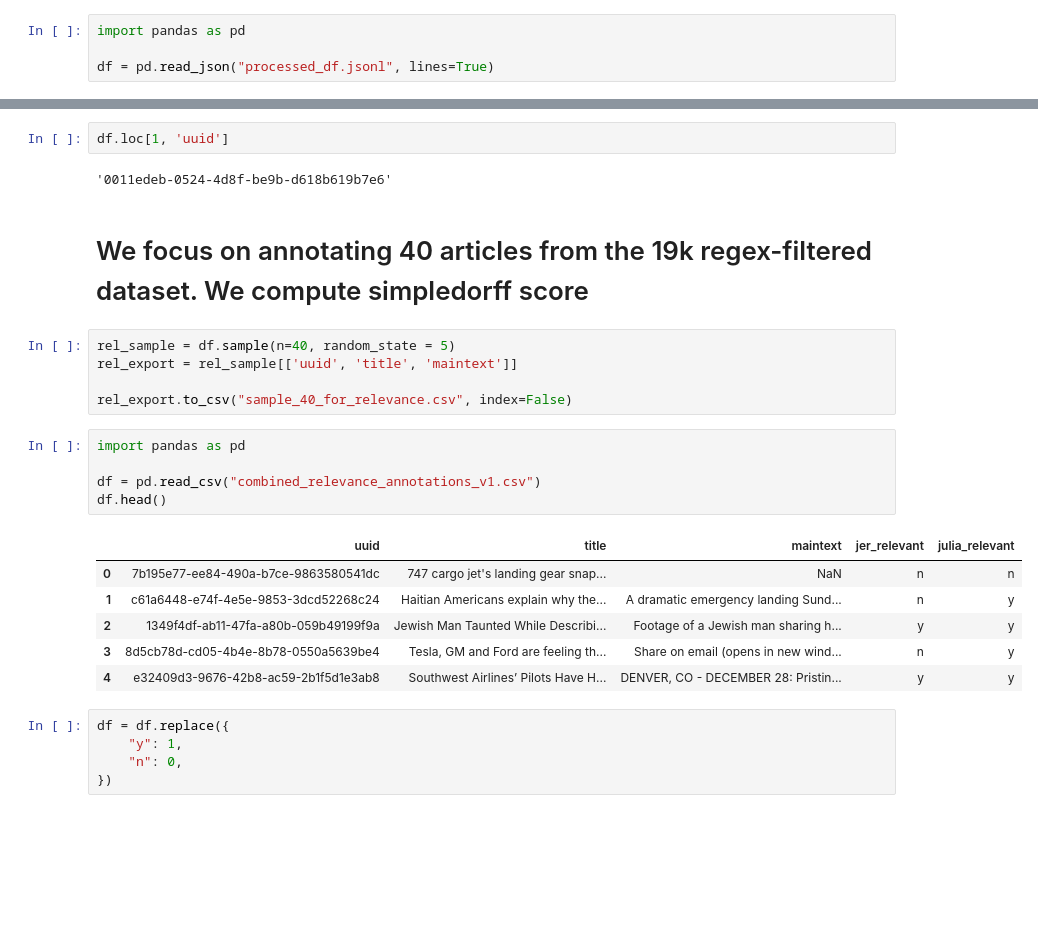
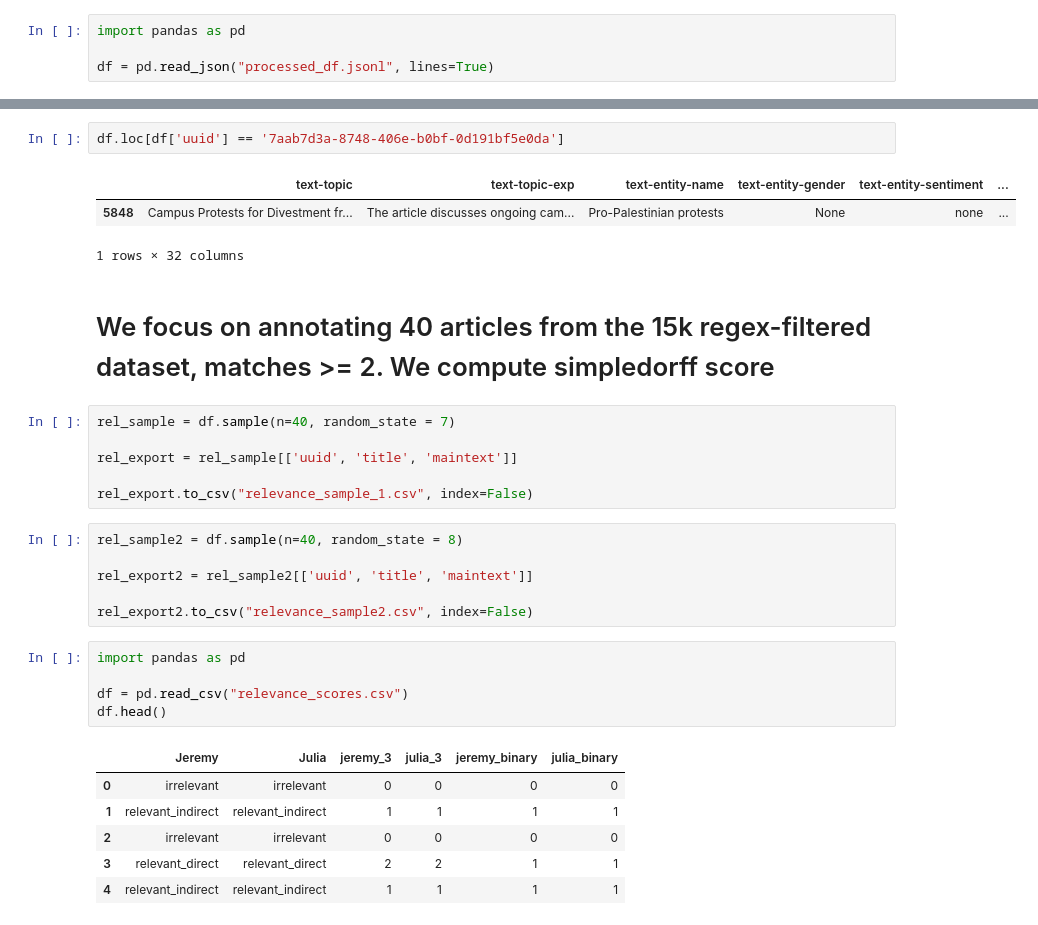
Before and after one commit to jjzhao12/protests_chai, a Jupyter notebook: annotations.ipynb, the cells around one changed output, grey strips where cells are left out. Cells and saved outputs as stored; diff of their text form; blank space fills up the shorter version.

```diff
--- a/annotations.ipynb
+++ b/annotations.ipynb
@@ -17,30 +18,34 @@ Index(['text-topic', 'text-topic-exp', 'text-entity-name',
       dtype='object')
 # %%
-df.loc[1, 'uuid']
+df.loc[df['uuid'] == '7aab7d3a-8748-406e-b0bf-0d191bf5e0da']
 # %% [output]
+|  | text-topic | text-topic-exp | text-entity-name | text-entity-gender | text-entity-sentiment | ... |
+| 5848 | Campus Protests for Divestment fr... | The article discusses ongoing cam... | Pro-Palestinian protests | None | none | ... |
-'0011edeb-0524-4d8f-be9b-d618b619b7e6'
+1 rows × 32 columns
 # %% [markdown]
-# We focus on annotating 40 articles from the 19k regex-filtered dataset. We compute simpledorff score
+# We focus on annotating 40 articles from the 15k regex-filtered dataset, matches >= 2. We compute simpledorff score
 # %%
-rel_sample = df.sample(n=40, random_state = 5)
+rel_sample = df.sample(n=40, random_state = 7)
+
 rel_export = rel_sample[['uuid', 'title', 'maintext']]
 
-rel_export.to_csv("sample_40_for_relevance.csv", index=False)
+rel_export.to_csv("relevance_sample_1.csv", index=False)
+# %%
+rel_sample2 = df.sample(n=40, random_state = 8)
+
+rel_export2 = rel_sample2[['uuid', 'title', 'maintext']]
+
+rel_export2.to_csv("relevance_sample2.csv", index=False)
 # %%
 import pandas as pd
 
-df = pd.read_csv("combined_relevance_annotations_v1.csv")
+df = pd.read_csv("relevance_scores.csv")
 df.head()
 # %% [output]
-|  | uuid | title | maintext | jer_relevant | julia_relevant |
-| 0 | 7b195e77-ee84-490a-b7ce-9863580541dc | 747 cargo jet's landing gear snap... | NaN | n | n |
-| 1 | c61a6448-e74f-4e5e-9853-3dcd52268c24 | Haitian Americans explain why the... | A dramatic emergency landing Sund... | n | y |
-| 2 | 1349f4df-ab11-47fa-a80b-059b49199f9a | Jewish Man Taunted While Describi... | Footage of a Jewish man sharing h... | y | y |
-| 3 | 8d5cb78d-cd05-4b4e-8b78-0550a5639be4 | Tesla, GM and Ford are feeling th... | Share on email (opens in new wind... | n | y |
-| 4 | e32409d3-9676-42b8-ac59-2b1f5d1e3ab8 | Southwest Airlines’ Pilots Have H... | DENVER, CO - DECEMBER 28: Pristin... | y | y |
+|  | Jeremy | Julia | jeremy_3 | julia_3 | jeremy_binary | julia_binary |
+| 0 | irrelevant | irrelevant | 0 | 0 | 0 | 0 |
+| 1 | relevant_indirect | relevant_indirect | 1 | 1 | 1 | 1 |
+| 2 | irrelevant | irrelevant | 0 | 0 | 0 | 0 |
+| 3 | relevant_direct | relevant_direct | 2 | 2 | 1 | 1 |
+| 4 | relevant_indirect | relevant_indirect | 1 | 1 | 1 | 1 |
-# %%
-df = df.replace({
-    "y": 1,
-    "n": 0,
-})
 # %%
```
Also changed, not shown: parts of 5 cells of this notebook, 16 other files.
